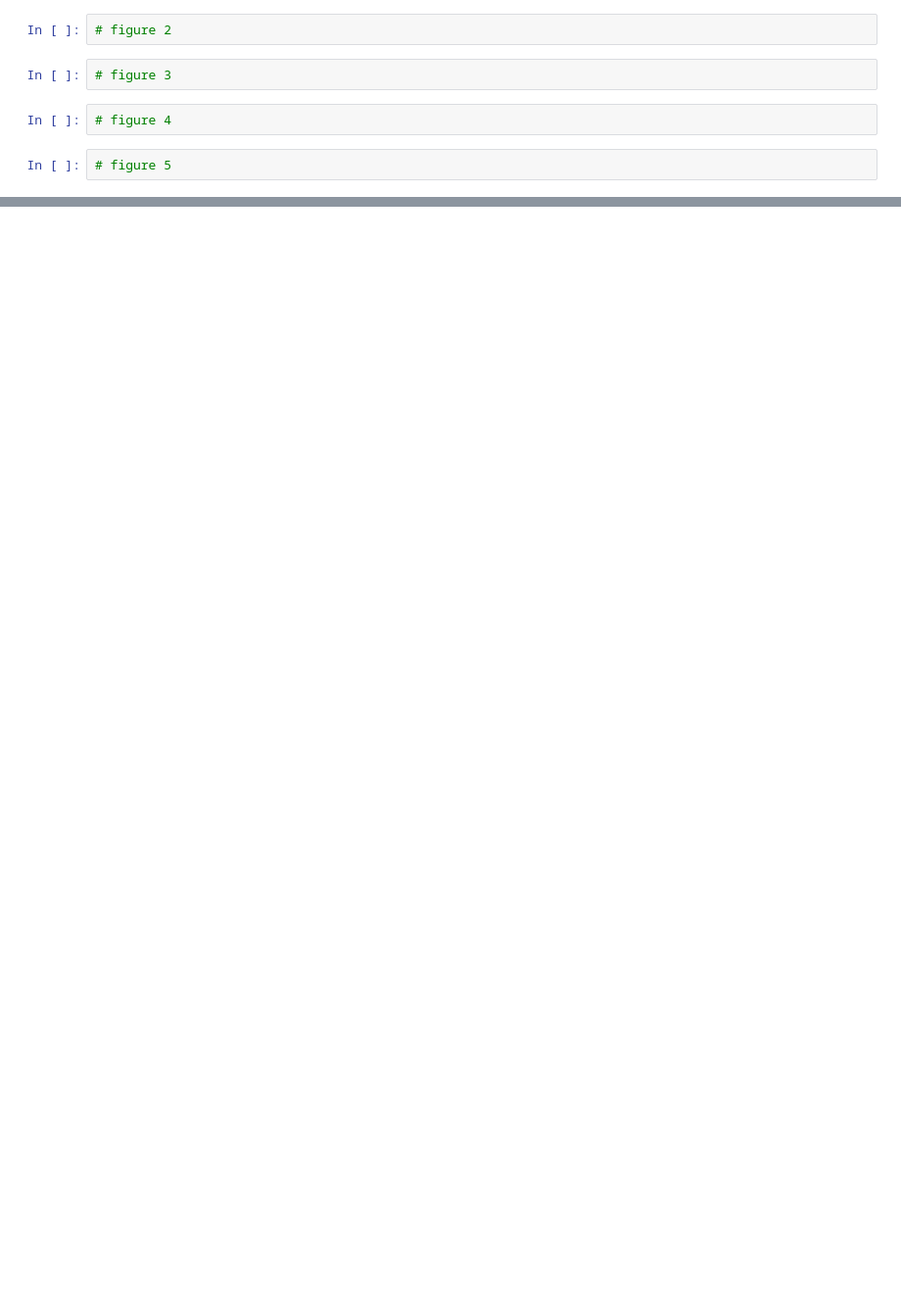
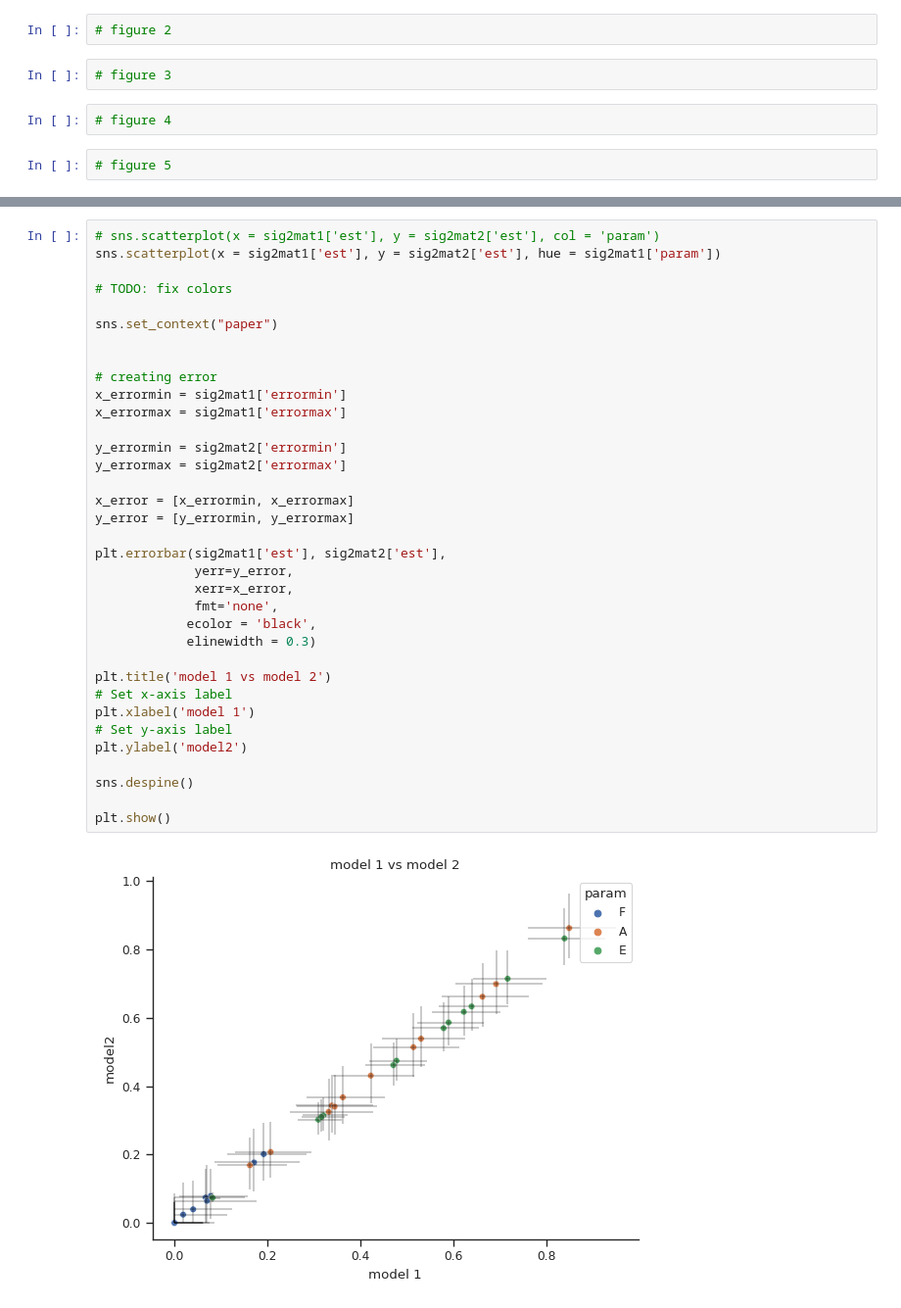
Before and after one commit to dmysmith/random_effects, a Jupyter notebook: behavioral/scripts/visualize_python.ipynb, the cells around one changed output, grey strips where cells are left out. Shown at 98% size. Cells and saved outputs as stored; diff of their text form; blank space fills up the shorter version.

```diff
--- a/behavioral/scripts/visualize_python.ipynb
+++ b/behavioral/scripts/visualize_python.ipynb
@@ -113,0 +293,37 @@ Hello World
+# %%
+# sns.scatterplot(x = sig2mat1['est'], y = sig2mat2['est'], col = 'param')
+sns.scatterplot(x = sig2mat1['est'], y = sig2mat2['est'], hue = sig2mat1['param'])
+
+# TODO: fix colors
+
+sns.set_context("paper")
+
+
+# creating error
+x_errormin = sig2mat1['errormin']
+x_errormax = sig2mat1['errormax']
+
+y_errormin = sig2mat2['errormin']
+y_errormax = sig2mat2['errormax']
+
+x_error = [x_errormin, x_errormax]
+y_error = [y_errormin, y_errormax]
+
+plt.errorbar(sig2mat1['est'], sig2mat2['est'],
+             yerr=y_error,
+             xerr=x_error,
+             fmt='none',
+            ecolor = 'black',
+            elinewidth = 0.3)
+
+plt.title('model 1 vs model 2')
+# Set x-axis label
+plt.xlabel('model 1')
+# Set y-axis label
+plt.ylabel('model2')
+
+sns.despine()
+
+plt.show()
+# %% [output]
+[figure, added]
```
Also changed, not shown: parts of 19 cells of this notebook, 2 other files.
